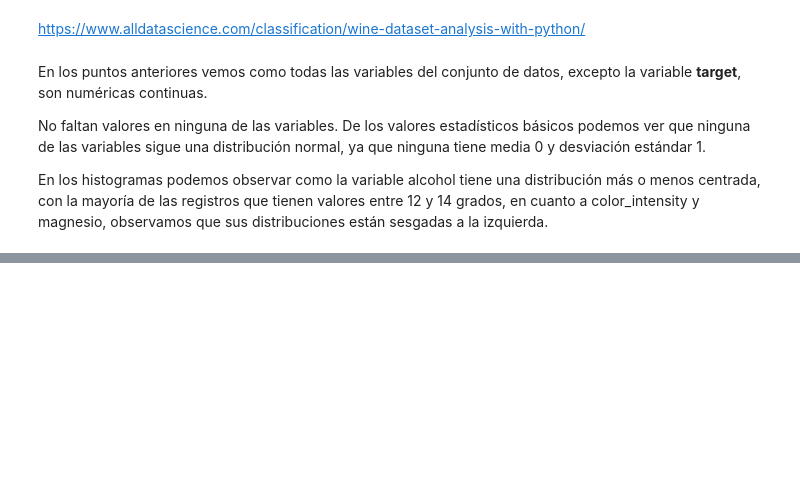
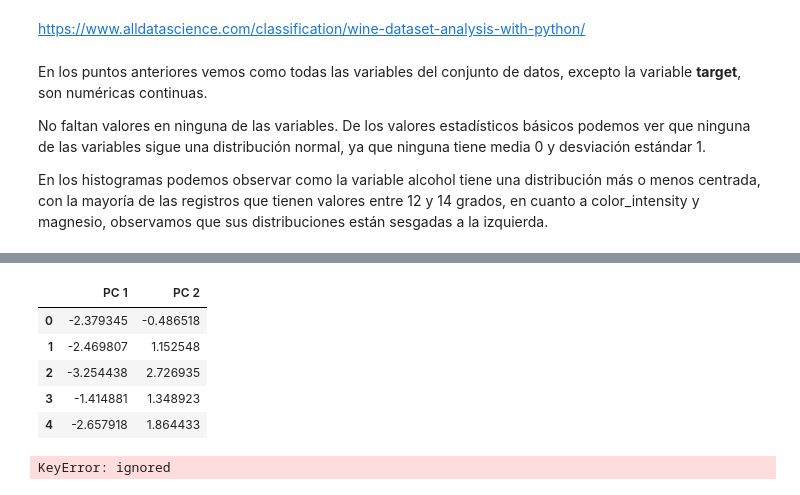
Before and after one commit to JMML2021/0201-estructures_dades, a Jupyter notebook: Sprint_7_Algoritmes_d’aprenentatge_supervisat_Classificacio.ipynb, the cells around one changed output, grey strips where cells are left out. Cells and saved outputs as stored; diff of their text form; code cells hidden in the pictures; blank space fills up the shorter version.

```diff
--- a/Sprint_7_Algoritmes_d’aprenentatge_supervisat_Classificacio.ipynb
+++ b/Sprint_7_Algoritmes_d’aprenentatge_supervisat_Classificacio.ipynb
@@ -213,0 +236,41 @@ En los histogramas podemos observar como la variable alcohol tiene una distribuc
+# %%
+#Import standardscaler
+from sklearn.preprocessing import StandardScaler
+
+#Remove target columns.
+x = df1.loc[:,data.columns != 'target'].values
+y = df1.loc[:,['target']].values
+
+#Scale the data
+x= pd.DataFrame(StandardScaler().fit_transform(x))
+y=pd.DataFrame(y)
+# Create PCA object.
+pca = PCA(n_components=2)
+
+#Run PCA.
+pComp=pca.fit_transform(x)
+
+principalDf = pd.DataFrame(data = pComp
+             , columns = ['PC 1', 'PC 2'])
+
+principalDf.head()
+# %% [output]
+|  | PC 1 | PC 2 |
+| 0 | -2.379345 | -0.486518 |
+| 1 | -2.469807 | 1.152548 |
+| 2 | -3.254438 | 2.726935 |
+| 3 | -1.414881 | 1.348923 |
+| 4 | -2.657918 | 1.864433 |
+# %%
+# Compruebo que LSTAT y RM son las variables que más afectan a la variable de salidad MEDV
+
+df3= pd.DataFrame(StandardScaler().fit_transform(df1))
+
+columns_sorted = df3.corr().abs().nlargest(4, 'target').index
+correlation_sorted = np.corrcoef(df3[columns_sorted].values.T)
+
+f, ax = plt.subplots(figsize = (9,7.5))
+hm = sns.heatmap(abs(correlation_sorted), annot=True, square=True, fmt='.2f', annot_kws={'size': 10}, yticklabels=columns_sorted.values, xticklabels=columns_sorted.values, cmap='summer')
+plt.show()
+# %% [output]
+KeyError: ignored
```
Also changed, not shown: parts of 3 cells of this notebook.
